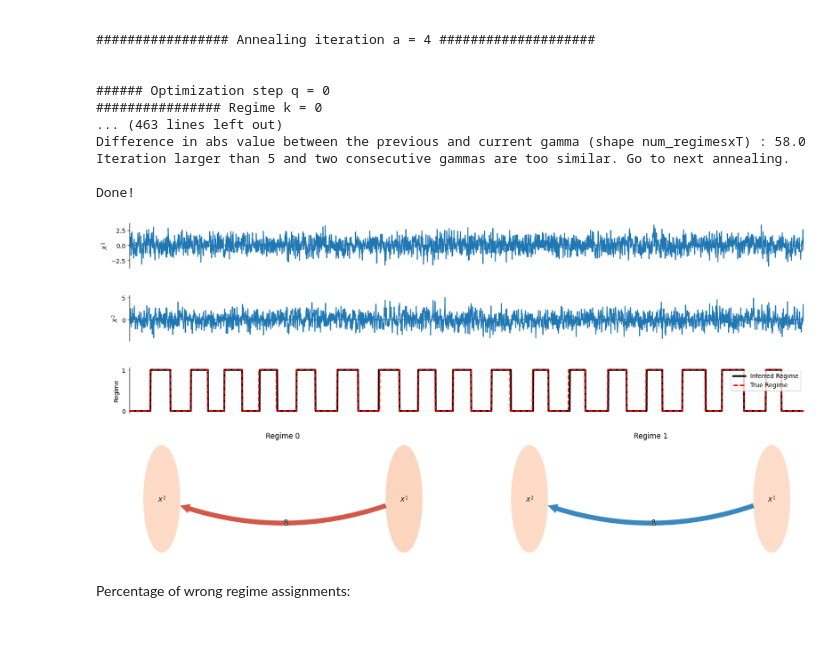
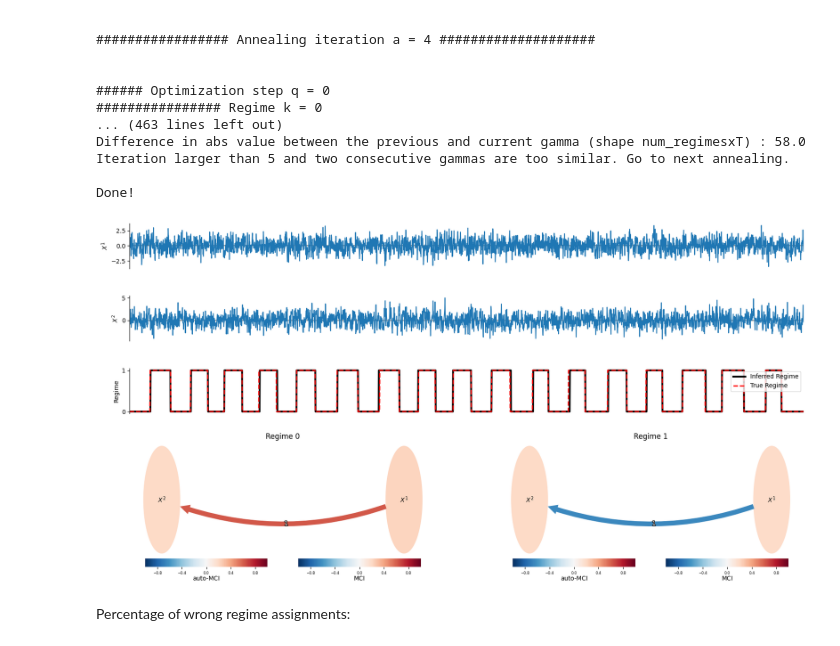
Before and after one commit to michelexyz/ML4G, a Jupyter notebook: synthetic_data_study_reproduction.ipynb, the cells around one changed output. Cells and saved outputs as stored; diff of their text form; code cells hidden in the pictures.

```diff
--- a/synthetic_data_study_reproduction.ipynb
+++ b/synthetic_data_study_reproduction.ipynb
@@ -376,35 +376,35 @@ ax = axs['data %s' %N]
 ax.plot(datatime, regimes.astype(int), lw=3, color='black', label='Inferred Regime')
 
 # Plot the true regime in, say, red
 ax.plot(datatime, inverted_regimes, lw=2, color='red',linestyle='--', alpha=1, label='True Regime')
 
 # Tidy up
 ax.set_xlim(0., T)
 #ax.axhline(0., color='grey')
 for loc, spine in ax.spines.items():
     if loc != 'left':
         spine.set_color("none")
 ax.xaxis.set_ticks([])
 ax.yaxis.set_ticks(range(n_regimes))
 ax.set_ylabel("Regime")
 
 # Finally, add a legend
 ax.legend()
 # Causal graphs for each regime
 for w in range(n_regimes):
-    show_colorbar = False
+    show_colorbar = True
     tp.plot_graph(graph=results['causal_results'][w]['graph'],
                   val_matrix=results['causal_results'][w]['val_matrix'],
                   show_colorbar=show_colorbar,
                   var_names=var_names,
                   node_aspect=1,
                   fig_ax=(fig, axs['graph %s' %w]))
     axs['graph %s' %w].set_title("Regime %d" %w, pad=-4)
 
 fig.subplots_adjust(hspace=0.6)
 plt.show()
 # %% [output]
-[figure, old version]
+[figure, new version]
 # %%
 # save results to file
 import pickle
```
Also changed, not shown: parts of 12 cells of this notebook, 3 other files.
